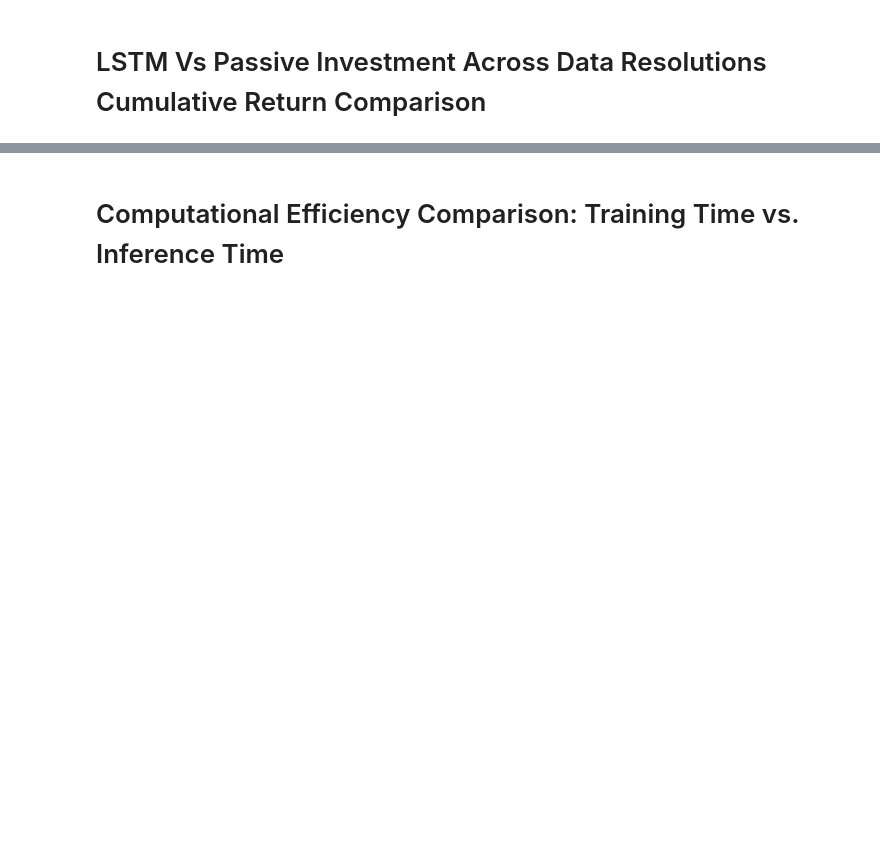
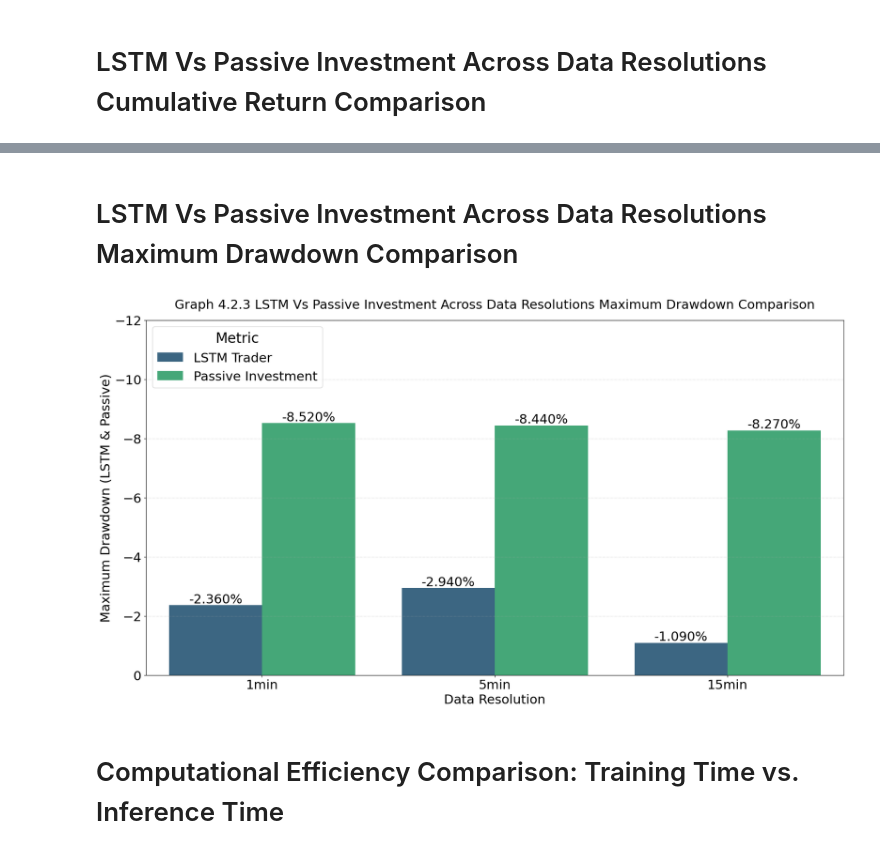
Before and after one commit to yossibatash/tau-final-project, a Jupyter notebook: Final_Report.ipynb, the cells around one changed output, grey strips where cells are left out. Saved outputs shown, nothing was run; the diff lists cells and outputs as text; code cells hidden in the pictures; blank space fills up the shorter version.

```diff
--- a/Final_Report.ipynb
+++ b/Final_Report.ipynb
@@ -354,3 +358,23 @@ plot_3_axes_graph(PALETTE = 'magma', #'viridis', 'plasma', 'inferno', 'magma', '
+# %% [markdown]
+# LSTM Vs Passive Investment Across Data Resolutions Maximum Drawdown Comparison
+# %%
+plot_3_axes_graph(PALETTE = 'viridis', #'viridis', 'plasma', 'inferno', 'magma', 'cividis'
+                  bars_coulmns = ["Trading_Simulation_Maximum_Drawdown","Passive_Maximum_Drawdown"],
+                  X = 'Data_Resolution',
+                  Y = 'Maximum Drawdown (LSTM & Passive)',
+                  Y2 = None,
+                  combined_legend_label='LSTM Vs Passive Maximum Drawdown',
+                  color_='red',
+                  title_ = 'Graph 4.2.3 LSTM Vs Passive Investment Across Data Resolutions Maximum Drawdown Comparison',
+                  y2_lim_ = (-100, 0),
+                  y1_metric_suffix="%",
+                  y2_metric_suffix="",
+                  plot_legend_loc='upper left',
+                  rename_columns={"Trading_Simulation_Maximum_Drawdown":"LSTM Trader","Passive_Maximum_Drawdown":"Passive Investment"},
+                  y1_lim_ = (0,-12)
+                 )
+# %% [output]
+[figure, added]
 # %% [markdown]
 
 # Computational Efficiency Comparison: Training Time vs. Inference Time
```
Also changed, not shown: parts of 8 cells of this notebook.
